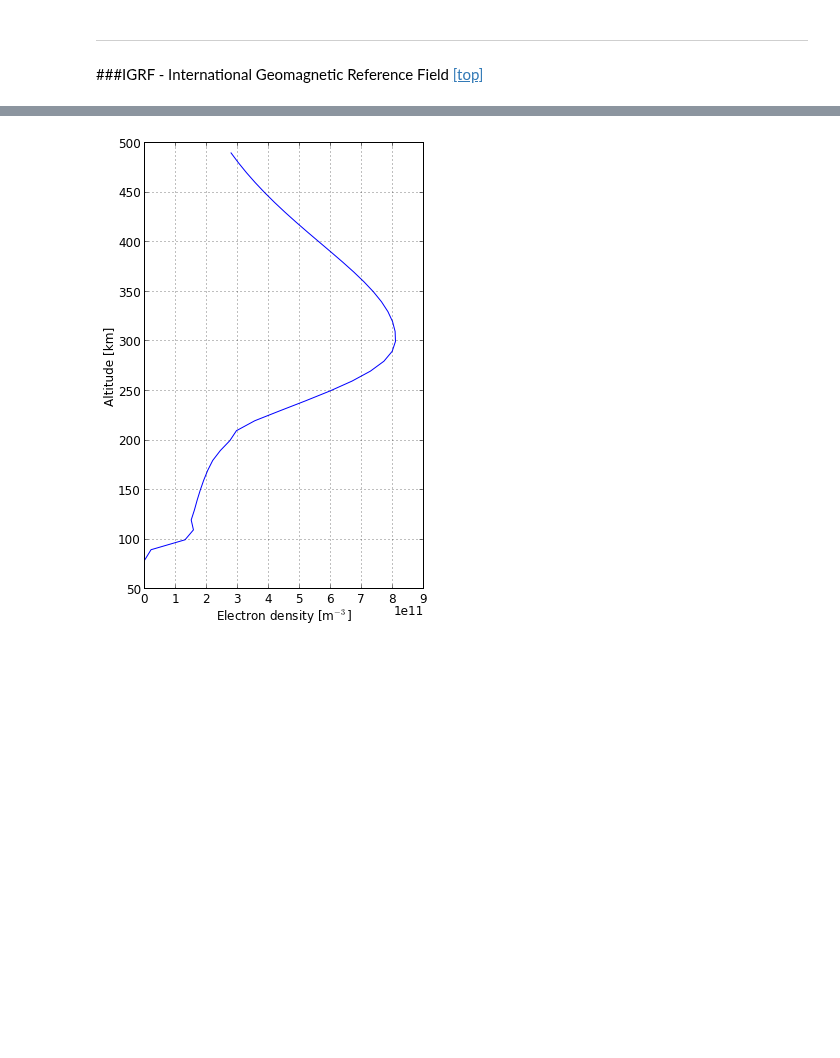
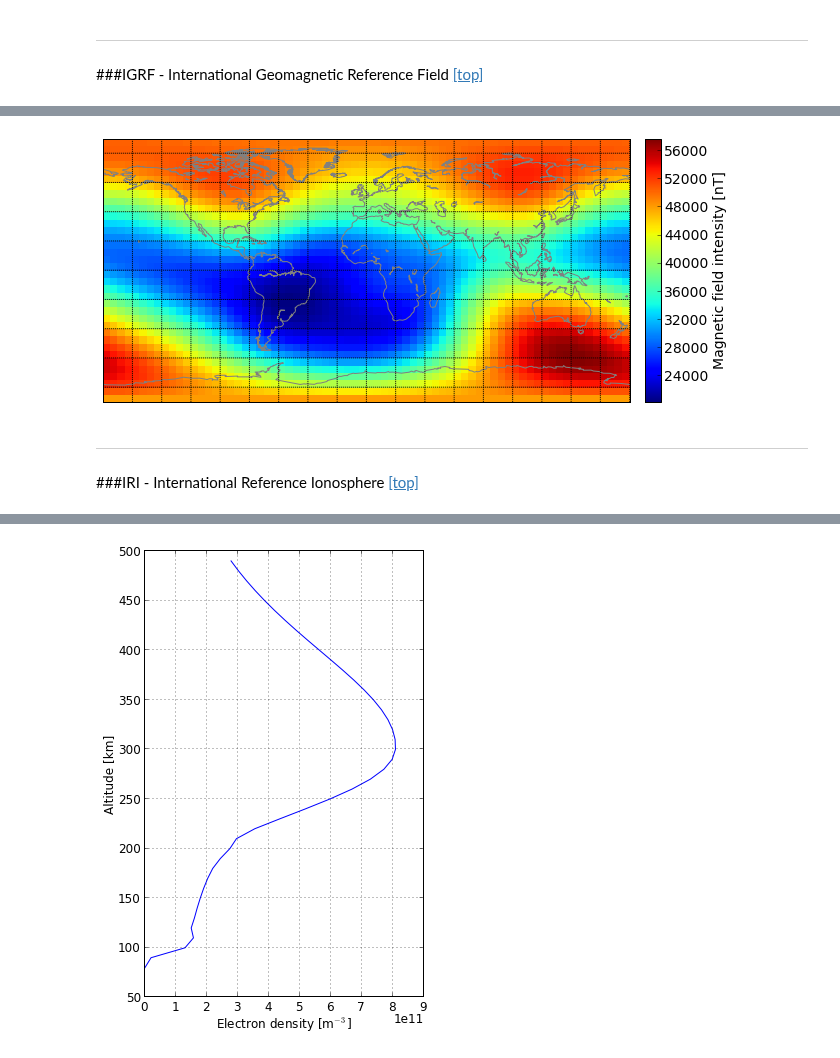
Before and after one commit to vtsuperdarn/davitpy, a Jupyter notebook: docs/notebook/models.ipynb, the cells around one changed output, grey strips where cells are left out. Cells and saved outputs as stored; diff of their text form; code cells hidden in the pictures; blank space fills up the shorter version.

```diff
--- a/docs/notebook/models.ipynb
+++ b/docs/notebook/models.ipynb
@@ -89 +90,42 @@ _ = cax.set_yticklabels(cticks)
+# %%
+# Check that it worked by plotting magnetic dip angle contours on a map
+from mpl_toolkits.basemap import Basemap
+from mpl_toolkits.axes_grid1 import make_axes_locatable
+from numpy import meshgrid
+
+# Set figure
+fig = figure(figsize=(10,5))
+ax = fig.add_subplot(111)
+rcParams.update({'font.size': 14})
+
+# Set-up the map background
+map = Basemap(projection='cyl',llcrnrlat=-90,urcrnrlat=90,\
+            llcrnrlon=-180,urcrnrlon=180,resolution='c')
+map.drawmapboundary()
+map.drawcoastlines(color='0.5')
+# draw parallels and meridians.
+map.drawparallels(np.arange(-80.,81.,20.))
+map.drawmeridians(np.arange(-180.,181.,20.))
+
+# The igrf output needs to be reshaped to be plotted
+babs = f.reshape((180./stp+1,360./stp+1))
+lo = lon[0:(360./stp+1)]
+la = lat[0::(360./stp+1)]
+x,y = meshgrid(lo,la)
+v = arange(0,90,20)
+
+# Plot declination and colorbar
+im = map.pcolormesh(x, y, babs, cmap='jet')
+divider = make_axes_locatable(ax)
+cax = divider.append_axes("right", "3%", pad="3%")
+colorbar(im, cax=cax)
+cax.set_ylabel('Magnetic field intensity [nT]')
+
+savefig('babs.png')
+# %% [output]
+[figure, added]
+# %% [markdown]
+***
+###<a name="iri"/>IRI - International Reference Ionosphere
+<a href="#top">[top]</a>
 # %% [markdown]
```
Also changed, not shown: parts of 2 cells of this notebook, 2 other files.
